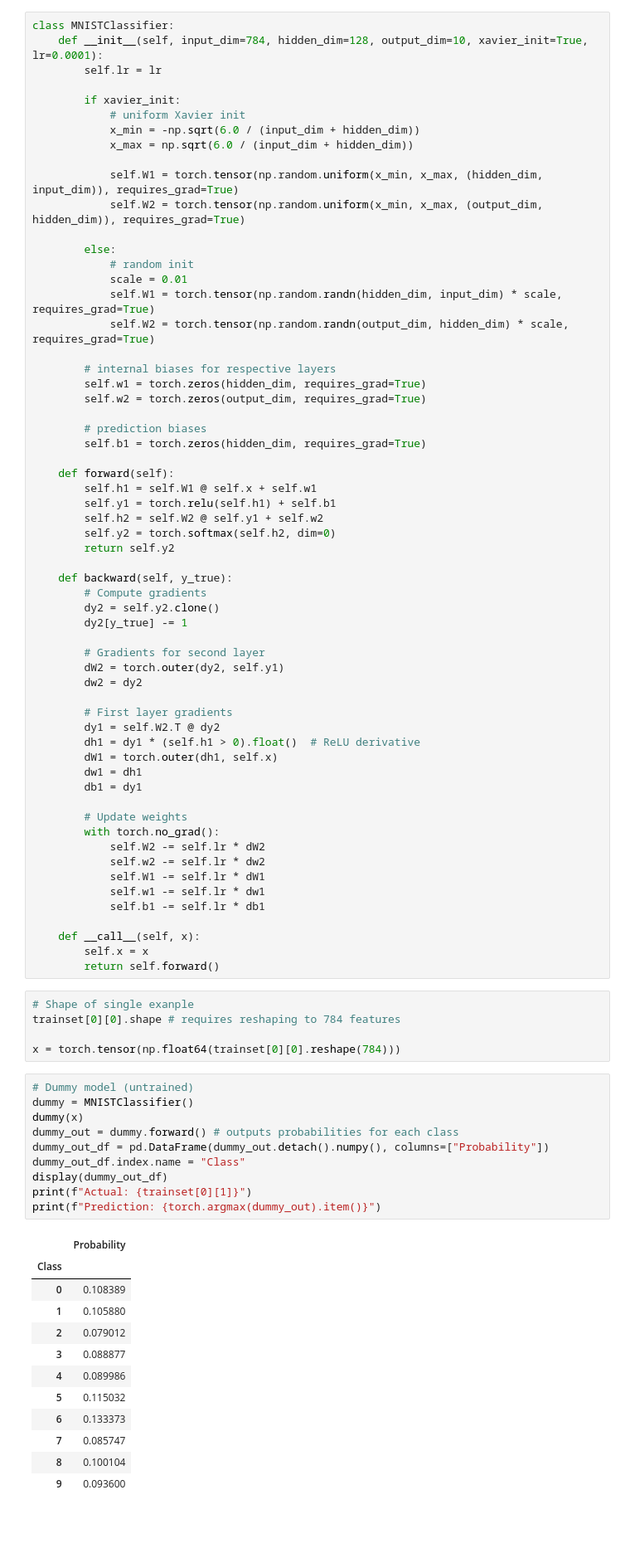
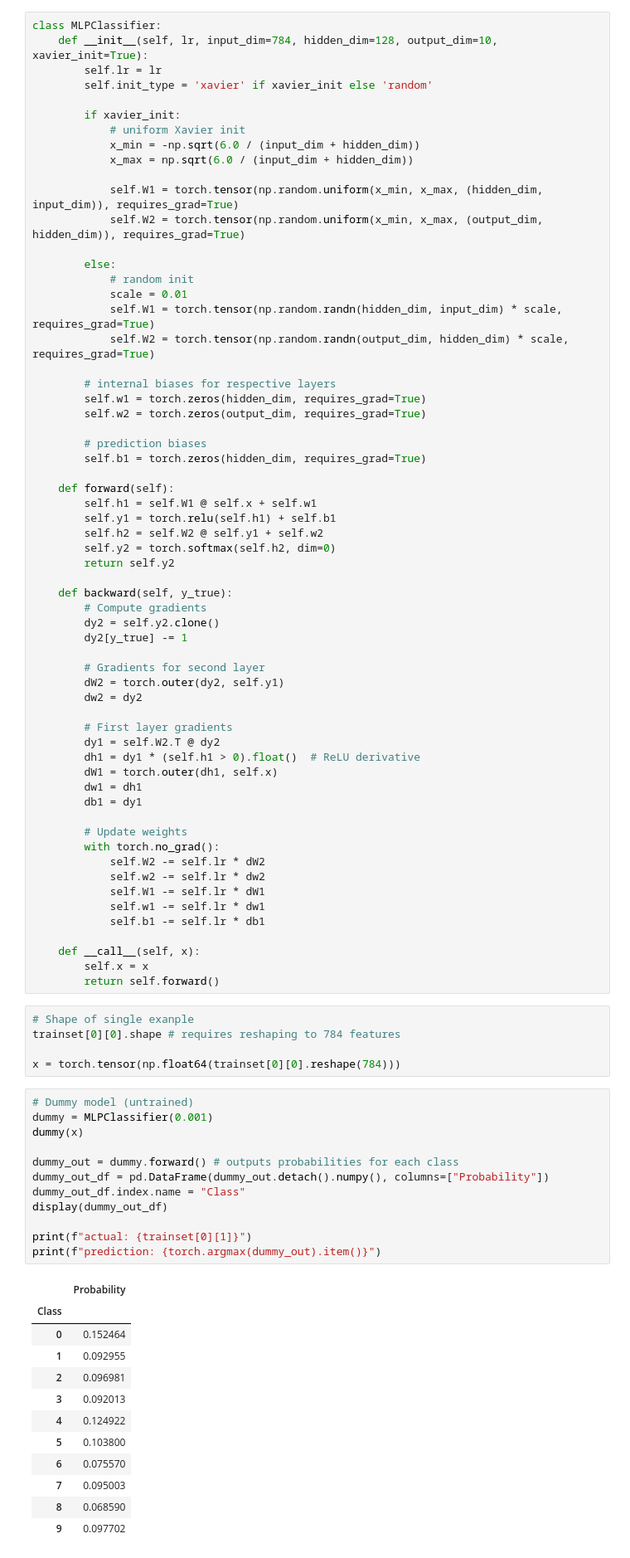
Before and after one commit to adrianlamdev/mnist-classifier, a Jupyter notebook: notebooks/mnist_classifier_mlp.ipynb, the cells around one changed output. Shown at 83% size. Saved outputs shown, nothing was run; the diff lists cells and outputs as text; blank space fills up the shorter version.

```diff
--- a/notebooks/mnist_classifier_mlp.ipynb
+++ b/notebooks/mnist_classifier_mlp.ipynb
@@ -63,7 +106,8 @@ show_imgs(sample_imgs)
 # %%
-class MNISTClassifier:
-    def __init__(self, input_dim=784, hidden_dim=128, output_dim=10, xavier_init=True, lr=0.0001):
+class MLPClassifier:
+    def __init__(self, lr, input_dim=784, hidden_dim=128, output_dim=10, xavier_init=True):
         self.lr = lr
+        self.init_type = 'xavier' if xavier_init else 'random'
 
         if xavier_init:
             # uniform Xavier init
@@ -127,24 +171,26 @@ trainset[0][0].shape # requires reshaping to 784 features
 x = torch.tensor(np.float64(trainset[0][0].reshape(784)))
 # %%
 # Dummy model (untrained)
-dummy = MNISTClassifier()
+dummy = MLPClassifier(0.001)
 dummy(x)
+
 dummy_out = dummy.forward() # outputs probabilities for each class
 dummy_out_df = pd.DataFrame(dummy_out.detach().numpy(), columns=["Probability"])
 dummy_out_df.index.name = "Class"
 display(dummy_out_df)
-print(f"Actual: {trainset[0][1]}")
-print(f"Prediction: {torch.argmax(dummy_out).item()}")
+
+print(f"actual: {trainset[0][1]}")
+print(f"prediction: {torch.argmax(dummy_out).item()}")
 # %% [output]
 |  | Probability |
 | Class |  |
-| 0 | 0.108389 |
-| 1 | 0.105880 |
-| 2 | 0.079012 |
-| 3 | 0.088877 |
-| 4 | 0.089986 |
-| 5 | 0.115032 |
-| 6 | 0.133373 |
-| 7 | 0.085747 |
-| 8 | 0.100104 |
-| 9 | 0.093600 |
+| 0 | 0.152464 |
+| 1 | 0.092955 |
+| 2 | 0.096981 |
+| 3 | 0.092013 |
+| 4 | 0.124922 |
+| 5 | 0.103800 |
+| 6 | 0.075570 |
+| 7 | 0.095003 |
+| 8 | 0.068590 |
+| 9 | 0.097702 |
```
Also changed, not shown: parts of 29 cells of this notebook.
